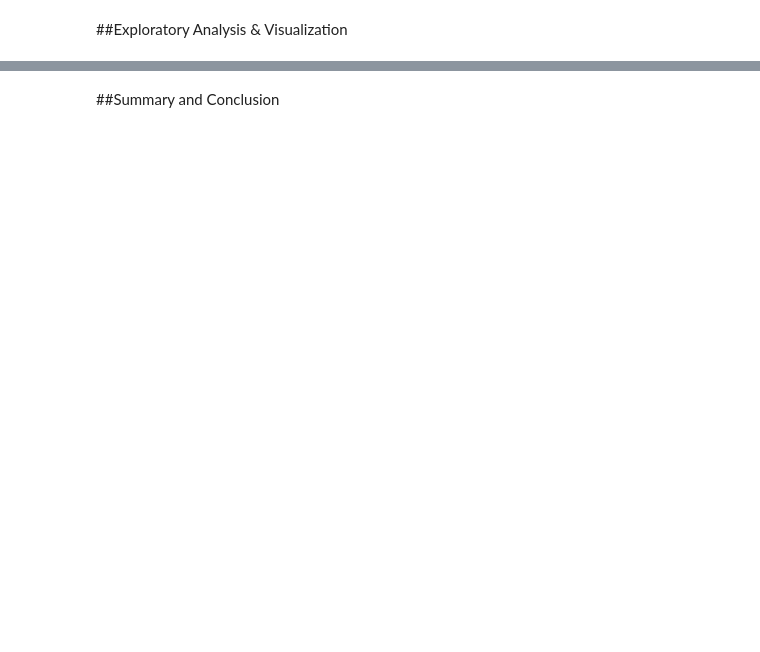
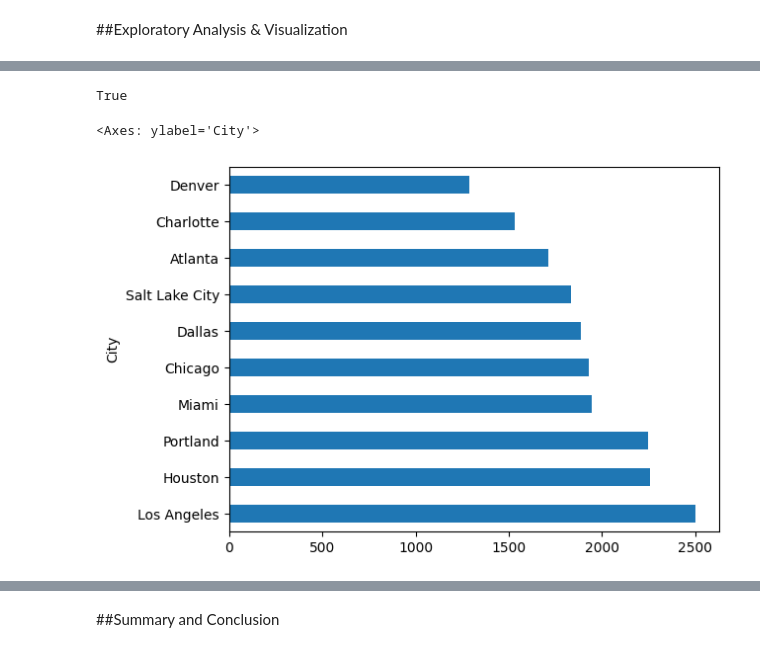
Before and after one commit to MuntasirAraf14/EDA_-Exploratory-Data-Analysis-, a Jupyter notebook: EDA_project(1).ipynb, the cells around one changed output, grey strips where cells are left out. Drawn from its saved outputs; the diff is of its cells as text; code cells hidden in the pictures; blank space fills up the shorter version.

Commit message:
Analyze Accidents ratio in different cities

```diff
--- a/EDA_project(1).ipynb
+++ b/EDA_project(1).ipynb
@@ -125,0 +166,3 @@ missing_percentages[missing_percentages != 0].plot(kind='barh')
+# %%
+cities_by_accident = df.City.value_counts()
+cities_by_accident[:10]
@@ -125,0 +183,9 @@ missing_percentages[missing_percentages != 0].plot(kind='barh')
+# %%
+'New York' in cities
+# %% [output]
+True
+# %%
+cities_by_accident[:10].plot(kind='barh')
+# %% [output]
+<Axes: ylabel='City'>
+[figure, added]
```
Also changed, not shown: parts of 17 cells of this notebook.
